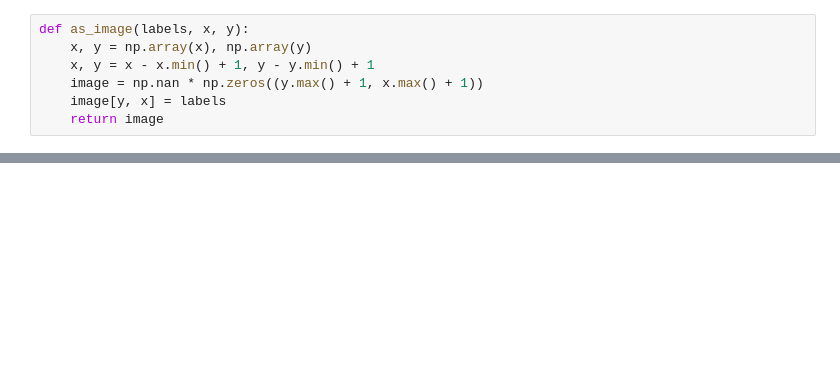
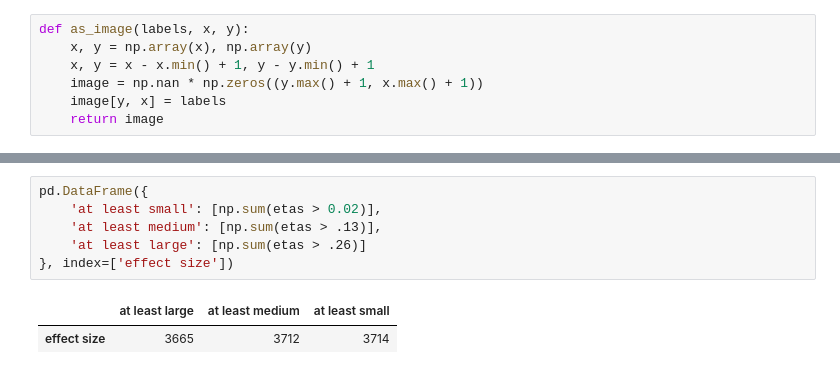
Before and after one commit to gmrukwa/divik, a Jupyter notebook: summarize-proteomics.ipynb, the cells around one changed output, grey strips where cells are left out. Cells and saved outputs as stored; diff of their text form; blank space fills up the shorter version.

```diff
--- a/summarize-proteomics.ipynb
+++ b/summarize-proteomics.ipynb
@@ -74,0 +183,9 @@ smr.statistic(merged, metadata.diagnosis, smr.true_positive_rate)
+# %%
+pd.DataFrame({
+    'at least small': [np.sum(etas > 0.02)],
+    'at least medium': [np.sum(etas > .13)],
+    'at least large': [np.sum(etas > .26)]
+}, index=['effect size'])
+# %% [output]
+|  | at least large | at least medium | at least small |
+| effect size | 3665 | 3712 | 3714 |
```
Also changed, not shown: parts of 12 cells of this notebook, 3 other files.
